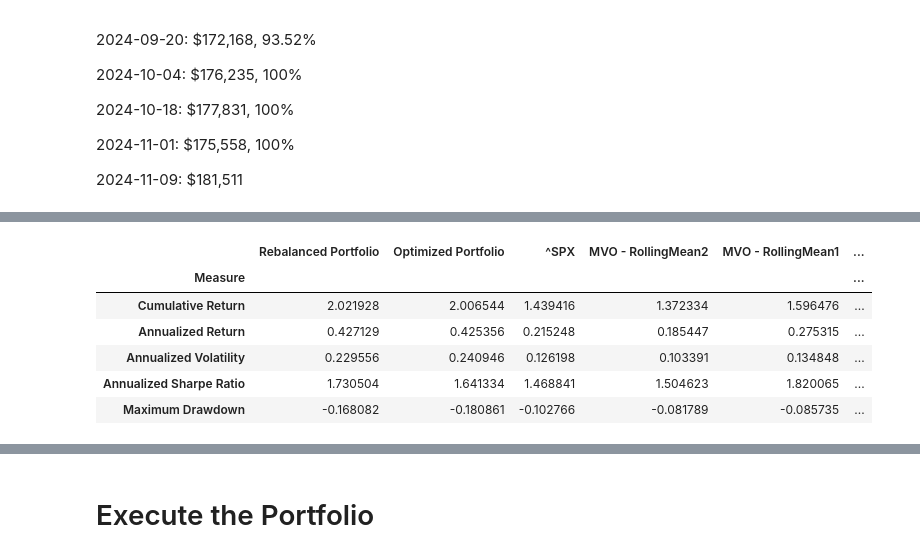
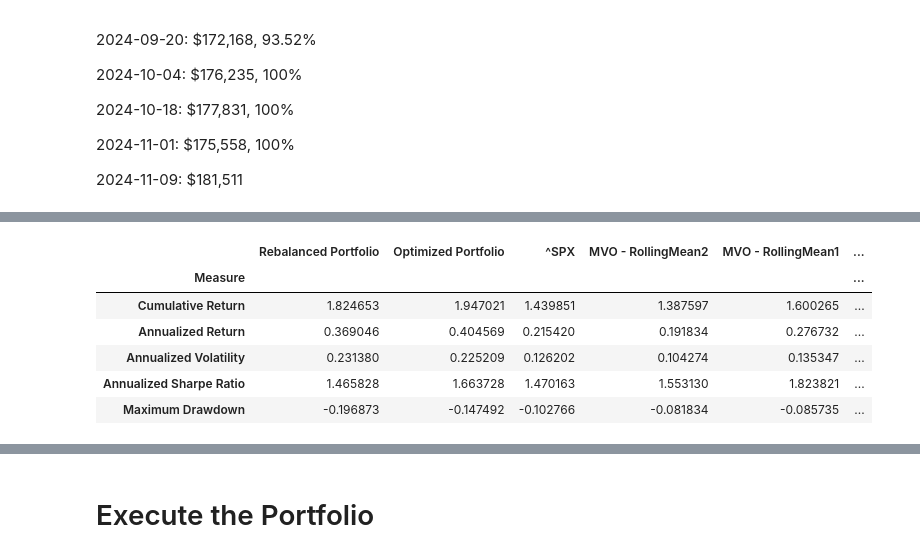
Before and after one commit to lok419/my-trading, a Jupyter notebook: strategy_v2/ExecutePortfoliov2.ipynb, the cells around one changed output, grey strips where cells are left out. Saved outputs shown, nothing was run; the diff lists cells and outputs as text; code cells hidden in the pictures.

Commit message:
add double7 signals and do not normalize portoflios if total weights is less than 1

```diff
--- a/strategy_v2/ExecutePortfoliov2.ipynb
+++ b/strategy_v2/ExecutePortfoliov2.ipynb
@@ -29,6 +26,7 @@ instruments = [
     'SPY',
     'QQQ',
     'NANC',
+    'BTC',
     #'DJT',
 ]
 
@@ -81,10 +84,10 @@ portfolio = PortfolioStandard(
         TradingSubSystemSingle(vol_target=vol_target, instruments=instruments, strategy=[MeanVarianceOpt(alpha_model=RollingMean(10), risk_model=RollingMeanCov(10), gamma=10, hhi=0.1, confidence=1)], max_leverage=max_leverage, offset=60),
 
         # Mean Revert signals => 2days RSI / concentrated
-        TradingSubSystemSingle(vol_target=vol_target, instruments=instruments, strategy=[MeanVarianceOpt(alpha_model=RSI(2,10), risk_model=ZeroCov(), gamma=0, hhi=0, confidence=1.5)], max_leverage=max_leverage, offset=200),
+        TradingSubSystemSingle(vol_target=vol_target, instruments=instruments, strategy=[MeanVarianceOpt(alpha_model=RSI(2,10), risk_model=ZeroCov(), gamma=0, hhi=0, confidence=0.5)], max_leverage=max_leverage, offset=200),
 
-        # Mean Revert signals => 2days RSI / concentrated
-        # TradingSubSystemSingle(vol_target=vol_target, instruments=instruments, strategy=[MeanVarianceOpt(alpha_model=RSI(2,10), risk_model=ZeroCov(), gamma=0, hhi=0, confidence=1.5)], max_leverage=max_leverage, offset=200),
+        # Mean Revert signals => Double7 / concentrated
+        TradingSubSystemSingle(vol_target=vol_target, instruments=instruments, strategy=[MeanVarianceOpt(alpha_model=Double7(5), risk_model=ZeroCov(), gamma=0, hhi=0, confidence=0.5)], max_leverage=max_leverage, offset=200),
     ]
 )
 
@@ -105,10 +110,10 @@ portfolio.performance(show_all_rets=True)
 |  | Rebalanced Portfolio | Optimized Portfolio | ^SPX | MVO - RollingMean2 | MVO - RollingMean1 | ... |
 | Measure |  |  |  |  |  | ... |
-| Cumulative Return | 2.021928 | 2.006544 | 1.439416 | 1.372334 | 1.596476 | ... |
-| Annualized Return | 0.427129 | 0.425356 | 0.215248 | 0.185447 | 0.275315 | ... |
-| Annualized Volatility | 0.229556 | 0.240946 | 0.126198 | 0.103391 | 0.134848 | ... |
-| Annualized Sharpe Ratio | 1.730504 | 1.641334 | 1.468841 | 1.504623 | 1.820065 | ... |
-| Maximum Drawdown | -0.168082 | -0.180861 | -0.102766 | -0.081789 | -0.085735 | ... |
+| Cumulative Return | 1.824653 | 1.947021 | 1.439851 | 1.387597 | 1.600265 | ... |
+| Annualized Return | 0.369046 | 0.404569 | 0.215420 | 0.191834 | 0.276732 | ... |
+| Annualized Volatility | 0.231380 | 0.225209 | 0.126202 | 0.104274 | 0.135347 | ... |
+| Annualized Sharpe Ratio | 1.465828 | 1.663728 | 1.470163 | 1.553130 | 1.823821 | ... |
+| Maximum Drawdown | -0.196873 | -0.147492 | -0.102766 | -0.081834 | -0.085735 | ... |
 # %%
 portfolio.get_position_for_trade().tail(20)
 # %% [output]
```
Also changed, not shown: parts of 4 cells of this notebook, 4 other files.
